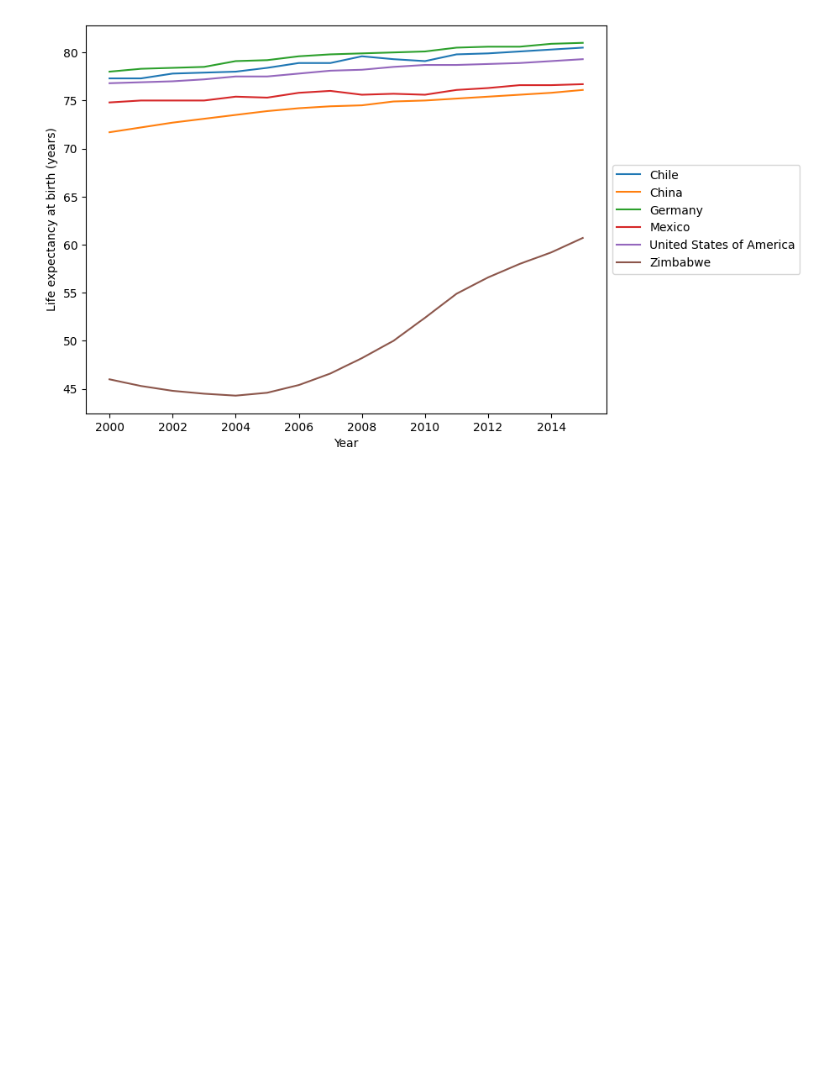
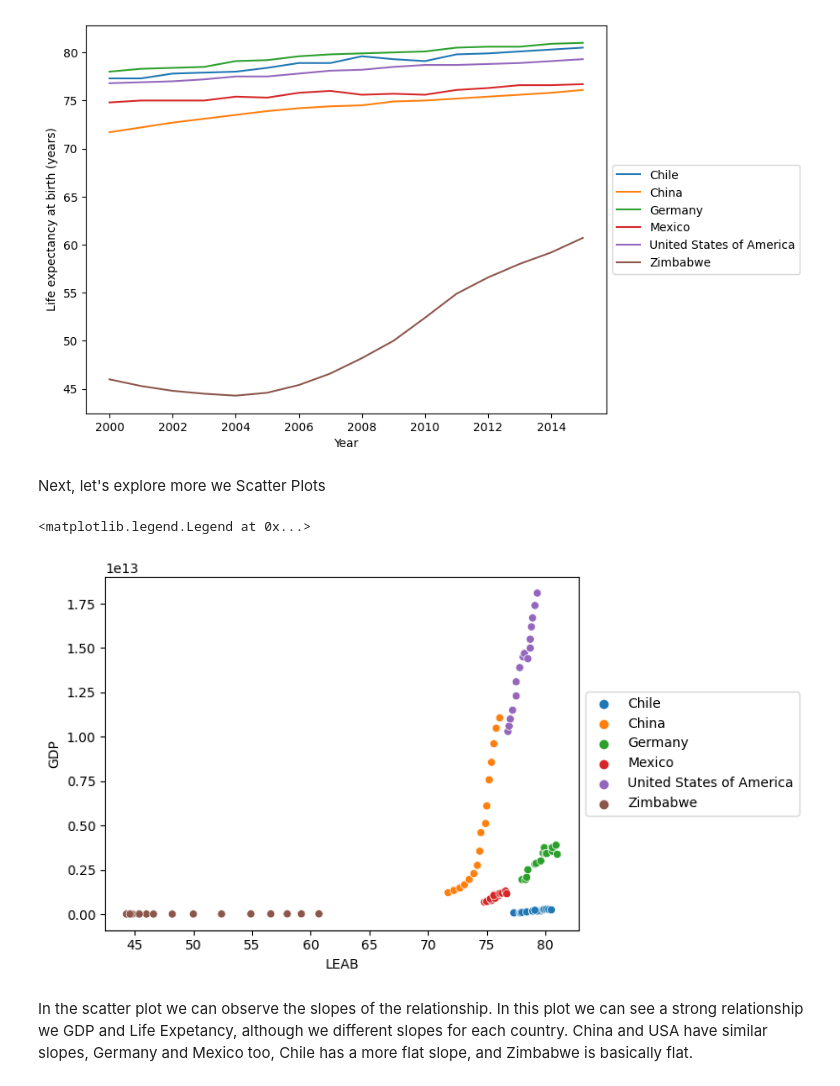
Before and after one commit to ricardovelero/Life-Expectancy-and-GDP-Starter, a Jupyter notebook: life_expectancy_gdp.ipynb, the cells around one changed output. Cells and saved outputs as stored; diff of their text form; code cells hidden in the pictures; blank space fills up the shorter version.

```diff
--- a/life_expectancy_gdp.ipynb
+++ b/life_expectancy_gdp.ipynb
@@ -129,3 +140,13 @@ plt.ylabel("Life expectancy at birth (years)")
 # %% [output]
 Text(0, 0.5, 'Life expectancy at birth (years)')
 [figure]
+# %% [markdown]
+Next, let's explore more we Scatter Plots
+# %%
+sns.scatterplot(x=df.LEAB, y=df.GDP, hue=df.Country).legend(
+    loc='center left', bbox_to_anchor=(1, 0.5), ncol=1)
+# %% [output]
+<matplotlib.legend.Legend at 0x...>
+[figure, added]
+# %% [markdown]
+In the scatter plot we can observe the slopes of the relationship. In this plot we can see a strong relationship we GDP and Life Expetancy, although we different slopes for each country. China and USA have similar slopes, Germany and Mexico too, Chile has a more flat slope, and Zimbabwe is basically flat.
```
Also changed, not shown: parts of 10 cells of this notebook.
